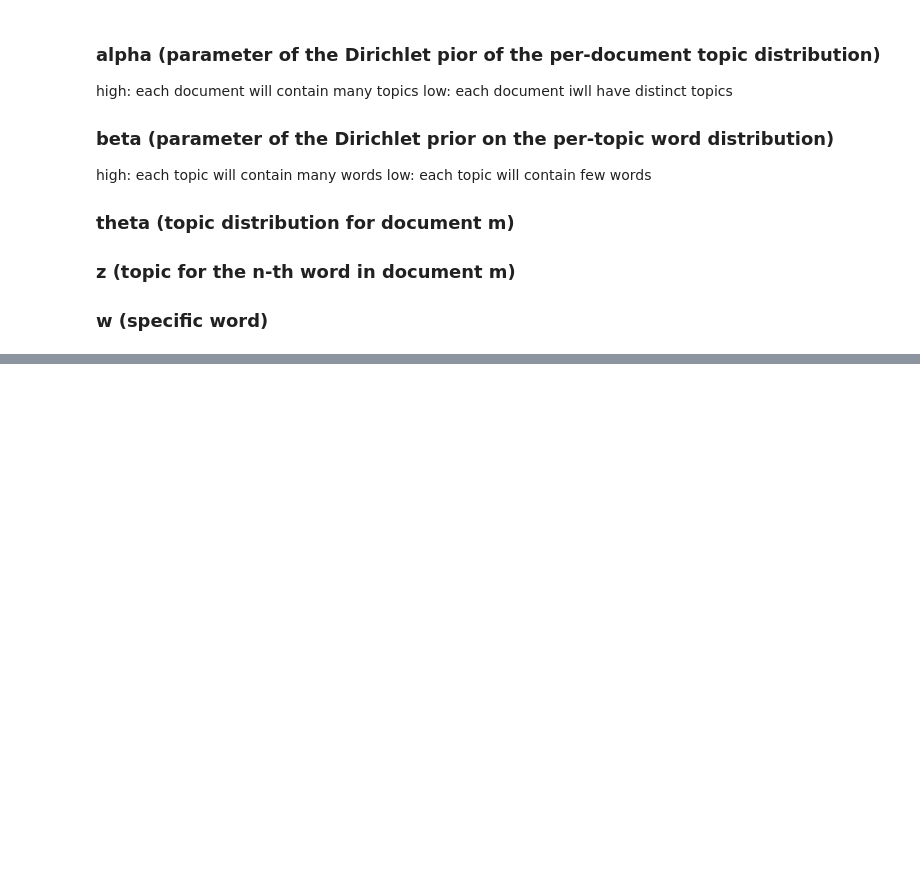
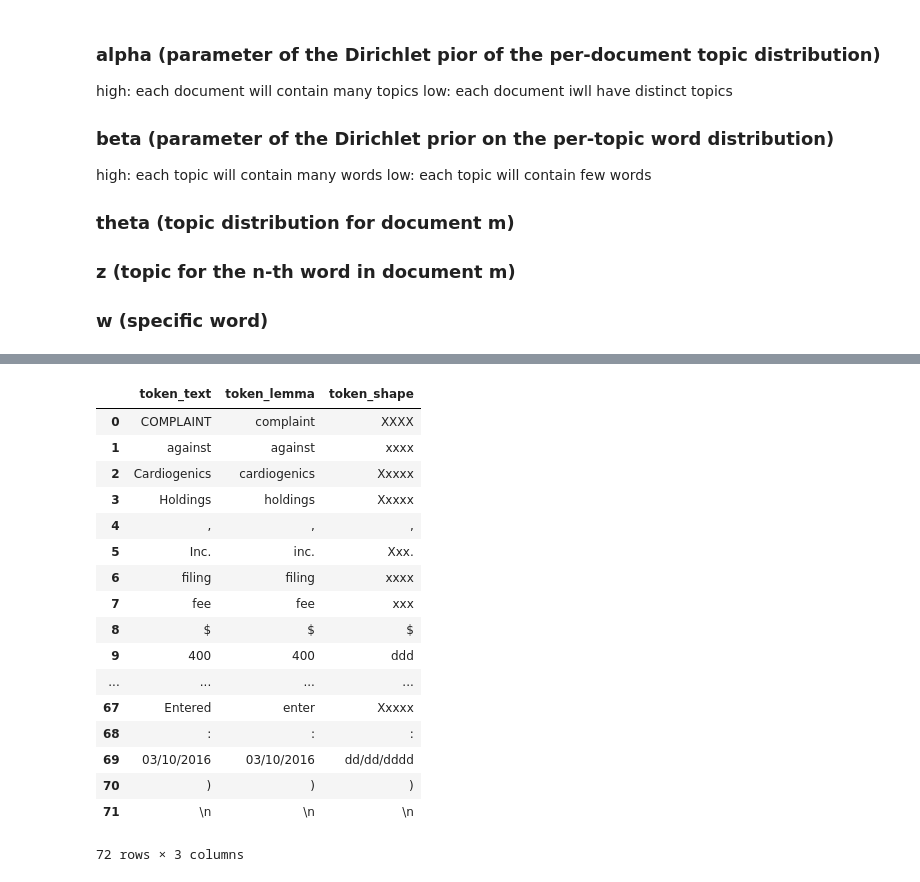
Before and after one commit to a35931chi/AI-Paralegal, a Jupyter notebook: application to docket texts.ipynb, the cells around one changed output, grey strips where cells are left out. Cells and saved outputs as stored; diff of their text form; code cells hidden in the pictures; blank space fills up the shorter version.

```diff
--- a/application to docket texts.ipynb
+++ b/application to docket texts.ipynb
@@ -39,0 +225,5 @@ low: each topic will contain few words
+# %%
+token_text = [token.orth_ for token in parsed_review] #Verbatim text content
+token_pos = [token.pos_ for token in parsed_review] #part-of-speech.
+
+pd.DataFrame(list(zip(token_text, token_pos)), columns=['token_text', 'part_of_speech'])
@@ -39,0 +249,24 @@ low: each topic will contain few words
+# %%
+token_lemma = [token.lemma_ for token in parsed_review] # Base form of the token, with no inflectional suffixes.
+token_shape = [token.shape_ for token in parsed_review] # Transform of the tokens's string, to show orthographic features. For example, "Xxxx" or "dd".
+
+pd.DataFrame(list(zip(token_text, token_lemma, token_shape)), columns=['token_text', 'token_lemma', 'token_shape'])
+# %% [output]
+|  | token_text | token_lemma | token_shape |
+| 0 | COMPLAINT | complaint | XXXX |
+| 1 | against | against | xxxx |
+| 2 | Cardiogenics | cardiogenics | Xxxxx |
+| 3 | Holdings | holdings | Xxxxx |
+| 4 | , | , | , |
+| 5 | Inc. | inc. | Xxx. |
+| 6 | filing | filing | xxxx |
+| 7 | fee | fee | xxx |
+| 8 | $ | $ | $ |
+| 9 | 400 | 400 | ddd |
+| ... | ... | ... | ... |
+| 67 | Entered | enter | Xxxxx |
+| 68 | : | : | : |
+| 69 | 03/10/2016 | 03/10/2016 | dd/dd/dddd |
+| 70 | ) | ) | ) |
+| 71 | \n | \n | \n |
+72 rows × 3 columns
```
Also changed, not shown: parts of 16 cells of this notebook, 14 other files.
